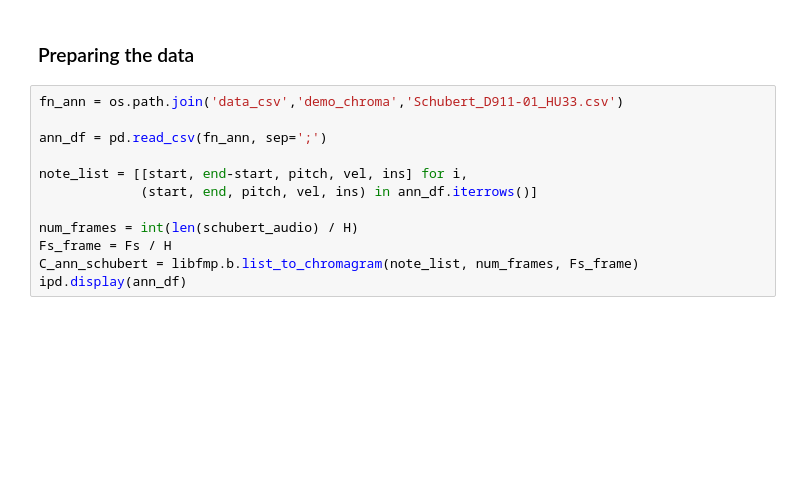
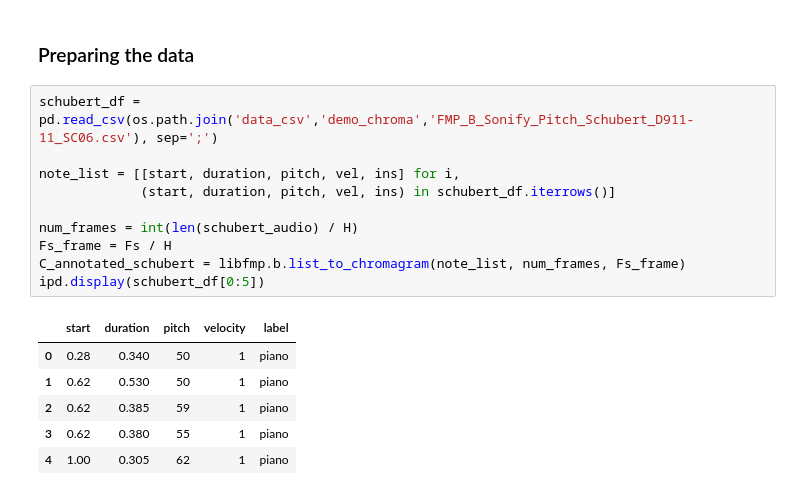
Before and after one commit to groupmm/libsoni, a Jupyter notebook: demo_chroma.ipynb, the cells around one changed output. Drawn from its saved outputs; the diff is of its cells as text; blank space fills up the shorter version.

```diff
--- a/demo_chroma.ipynb
+++ b/demo_chroma.ipynb
@@ -110,15 +130,20 @@ ipd.display(ipd.Audio(schubert_audio,rate=Fs))
 # %% [markdown]
 ### Preparing the data
 # %%
-fn_ann = os.path.join('data_csv','demo_chroma','Schubert_D911-01_HU33.csv')
+schubert_df = pd.read_csv(os.path.join('data_csv','demo_chroma','FMP_B_Sonify_Pitch_Schubert_D911-11_SC06.csv'), sep=';')
 
-ann_df = pd.read_csv(fn_ann, sep=';')
-
-note_list = [[start, end-start, pitch, vel, ins] for i,
-             (start, end, pitch, vel, ins) in ann_df.iterrows()]
+note_list = [[start, duration, pitch, vel, ins] for i,
+             (start, duration, pitch, vel, ins) in schubert_df.iterrows()]
 
 num_frames = int(len(schubert_audio) / H)
 Fs_frame = Fs / H
-C_ann_schubert = libfmp.b.list_to_chromagram(note_list, num_frames, Fs_frame)
-ipd.display(ann_df)
+C_annotated_schubert = libfmp.b.list_to_chromagram(note_list, num_frames, Fs_frame)
+ipd.display(schubert_df[0:5])
+# %% [output]
+|  | start | duration | pitch | velocity | label |
+| 0 | 0.28 | 0.340 | 50 | 1 | piano |
+| 1 | 0.62 | 0.530 | 50 | 1 | piano |
+| 2 | 0.62 | 0.385 | 59 | 1 | piano |
+| 3 | 0.62 | 0.380 | 55 | 1 | piano |
+| 4 | 1.00 | 0.305 | 62 | 1 | piano |
 # %%
```
Also changed, not shown: parts of 9 cells of this notebook.
